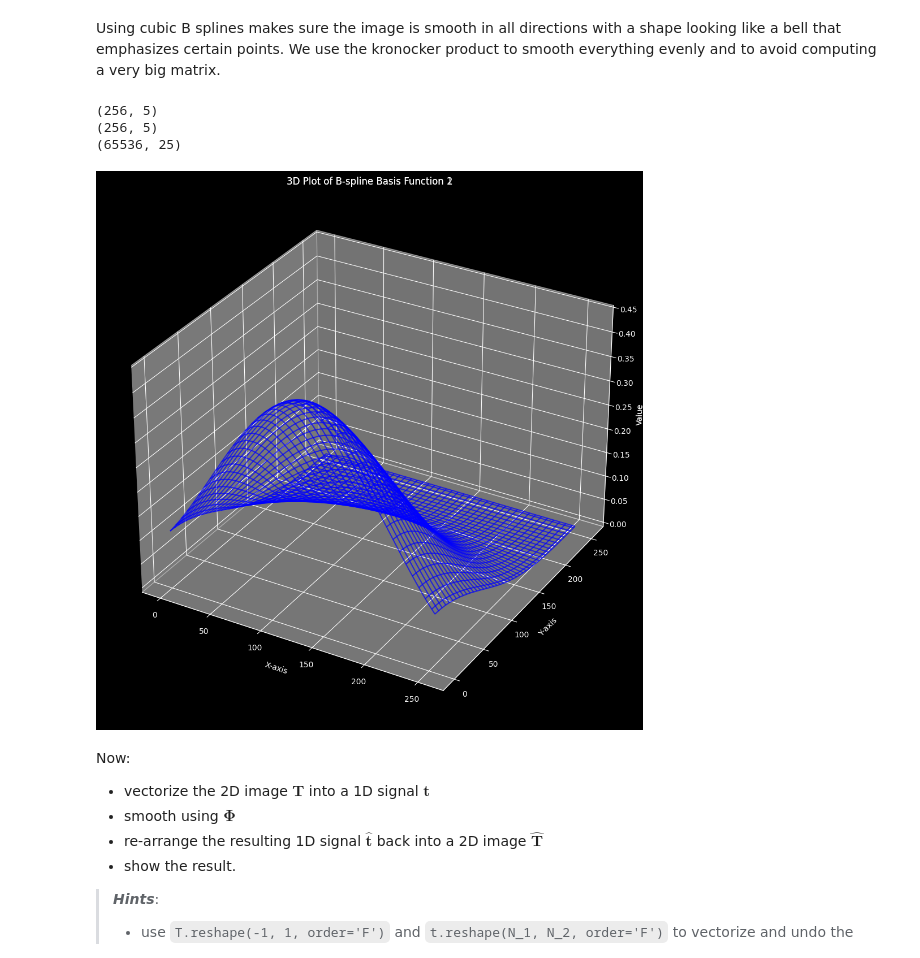
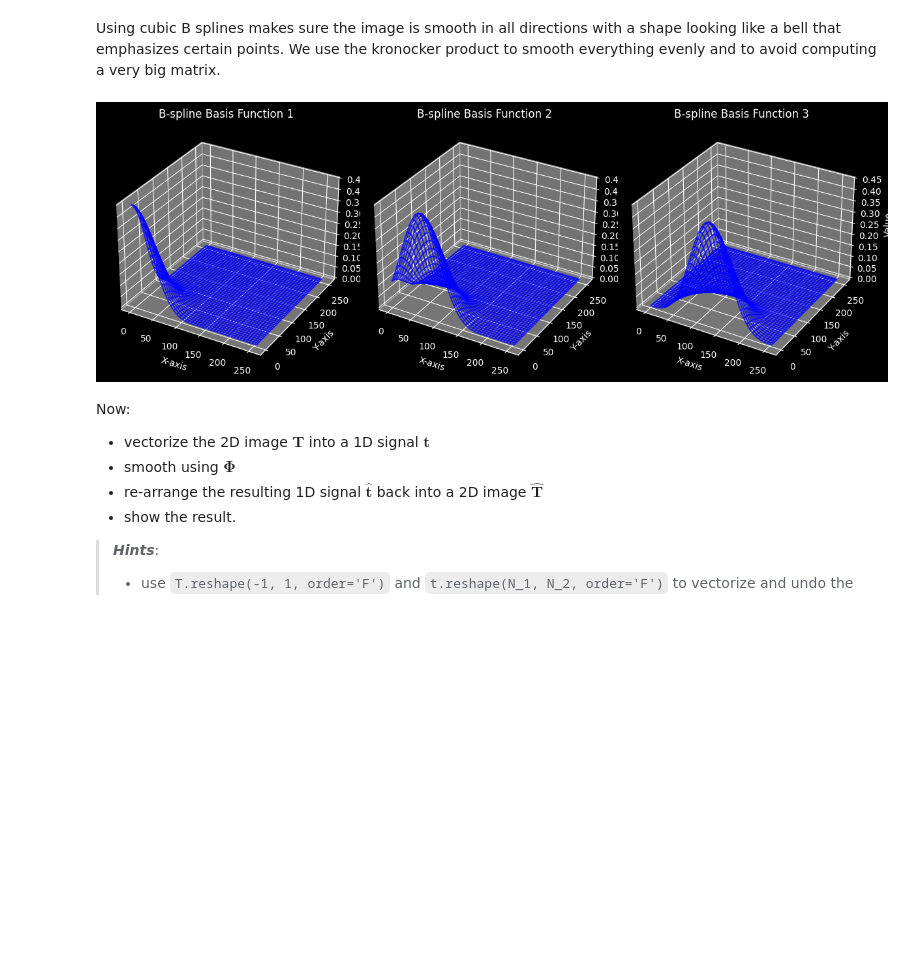
Before and after one commit to aliciags/medical-image-analysis-dtu, a Jupyter notebook: w1/Exercise1_student.ipynb, the cells around one changed output. Cells and saved outputs as stored; diff of their text form; code cells hidden in the pictures; blank space fills up the shorter version.

```diff
--- a/w1/Exercise1_student.ipynb
+++ b/w1/Exercise1_student.ipynb
@@ -496,51 +491,47 @@ Using cubic B splines makes sure the image is smooth in all directions with a sh
 # %%
 N_dim = 256
 M_dim = 5
 
-# N = np.zeros((N_dim, N_dim))
-# M = np.zeros((M_dim, M_dim))
+h1 = (N_dim - 1) / (M_dim - 1)
 
-def b_spline_basis_1d(order, num_basis, num_points):
-    x = np.linspace(0, num_basis - order, num_points)
-    return np.array([eval_BSpline(x - i, order) for i in range(num_basis)])
+phi1 = np.zeros((N_dim, M_dim))
+phi2 = np.zeros((N_dim, M_dim))
 
-# Evaluate basis functions for each direction
-phi1 = b_spline_basis_1d(order, M_dim, N_dim).T
-phi2 = b_spline_basis_1d(order, M_dim, N_dim).T
+x = np.arange(N_dim)
 
-print(phi1.shape)
-print(phi2.shape)
+for i in range(M_dim):
+    centered = i * h1
+    shifted = (x - centered) / h1
+    phi1[:, i] = eval_BSpline(shifted, 3)
+    phi2[:, i] = eval_BSpline(shifted, 3)
 
 # Kronecker product to form the 2D basis functions
 Phi = np.kron(phi2, phi1)  # (N1*N2) x (M1*M2)
-print(Phi.shape)
-
-assert Phi.shape == (N_dim * N_dim, M_dim * M_dim), f"Unexpected shape: {Phi.shape}"
 
 # Plot a few selected 2D basis functions in 3D
-num_to_plot = 2  # Number of basis functions to plot
-fig = plt.figure(figsize=(15, 10))
+num_to_plot = 3  # Number of basis functions to plot
+fig = plt.figure(figsize=(12, 9))
 
 for i in range(num_to_plot):
-    ax = plt.axes(projection='3d')
+    ax = fig.add_subplot(1, num_to_plot, i + 1, projection='3d')  # Create subplots for each basis function
 
-    basis_fn = Phi[:, i].reshape(N_dim, N_dim, order='F')
+    basis_fn = Phi[:, i].reshape(N_dim, N_dim, order='F')  # Reshape each basis function
 
-    ax.plot_wireframe(np.arange(N_dim).reshape(-1, 1), np.arange(N_dim).reshape(1, -1), basis_fn, color='blue', alpha=0.7)
+    # Create the wireframe plot for each basis function
+    X = np.arange(N_dim).reshape(-1, 1)
+    Y = np.arange(N_dim).reshape(1, -1)
+    ax.plot_wireframe(X, Y, basis_fn, color='blue', alpha=0.7)
 
-    ax.set_title(f'3D Plot of B-spline Basis Function {i + 1}')
+    ax.set_title(f'B-spline Basis Function {i + 1}')
     ax.set_xlabel('X-axis')
     ax.set_ylabel('Y-axis')
     ax.set_zlabel('Value')
 
 
 plt.tight_layout()
 plt.show()
 # %% [output]
-(256, 5)
-(256, 5)
-(65536, 25)
-[figure, old version]
+[figure, new version]
 # %% [markdown]
 Now:
 - vectorize the 2D image $\mathbf{T}$ into a 1D signal $\mathbf{t}$
```
Also changed, not shown: parts of 4 cells of this notebook.
